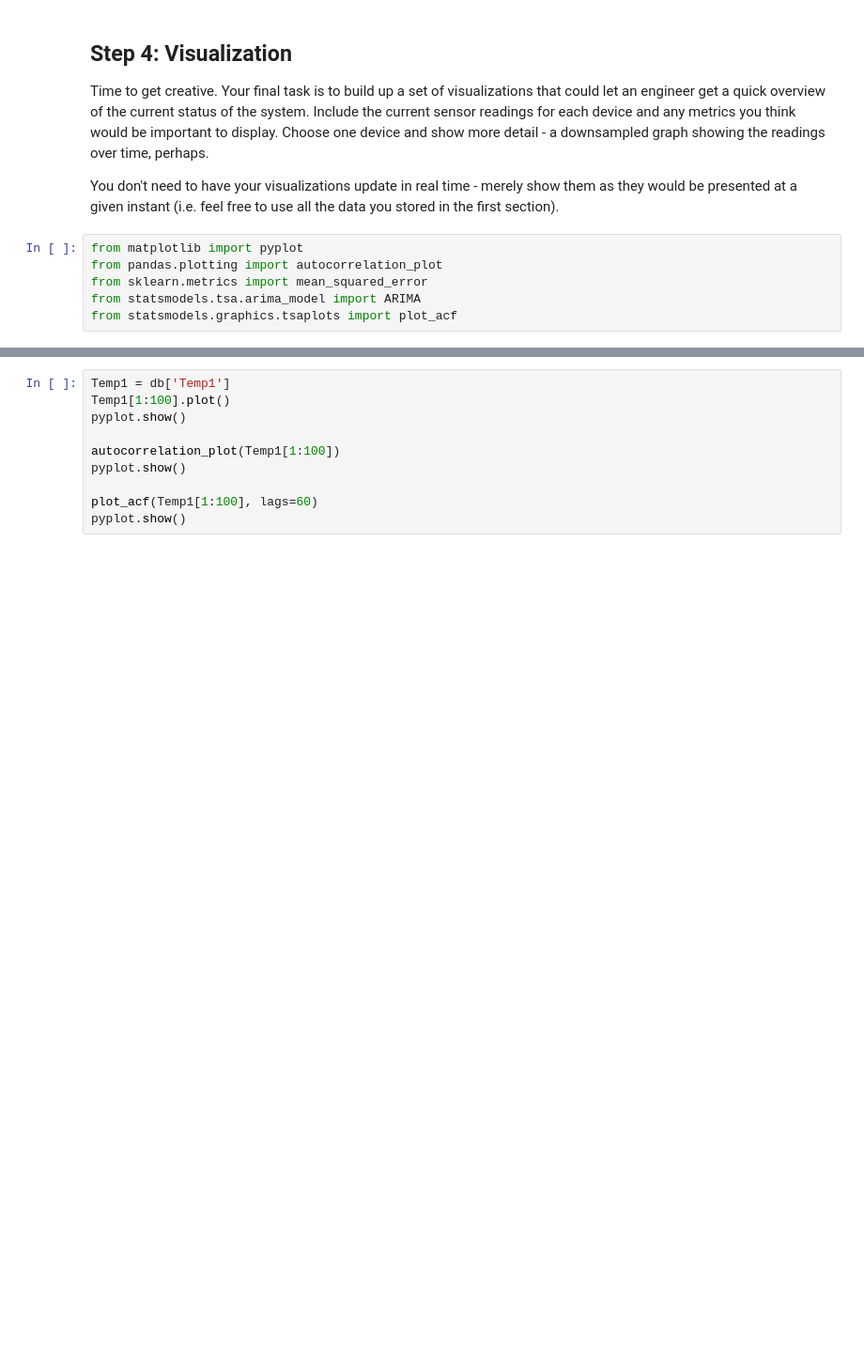
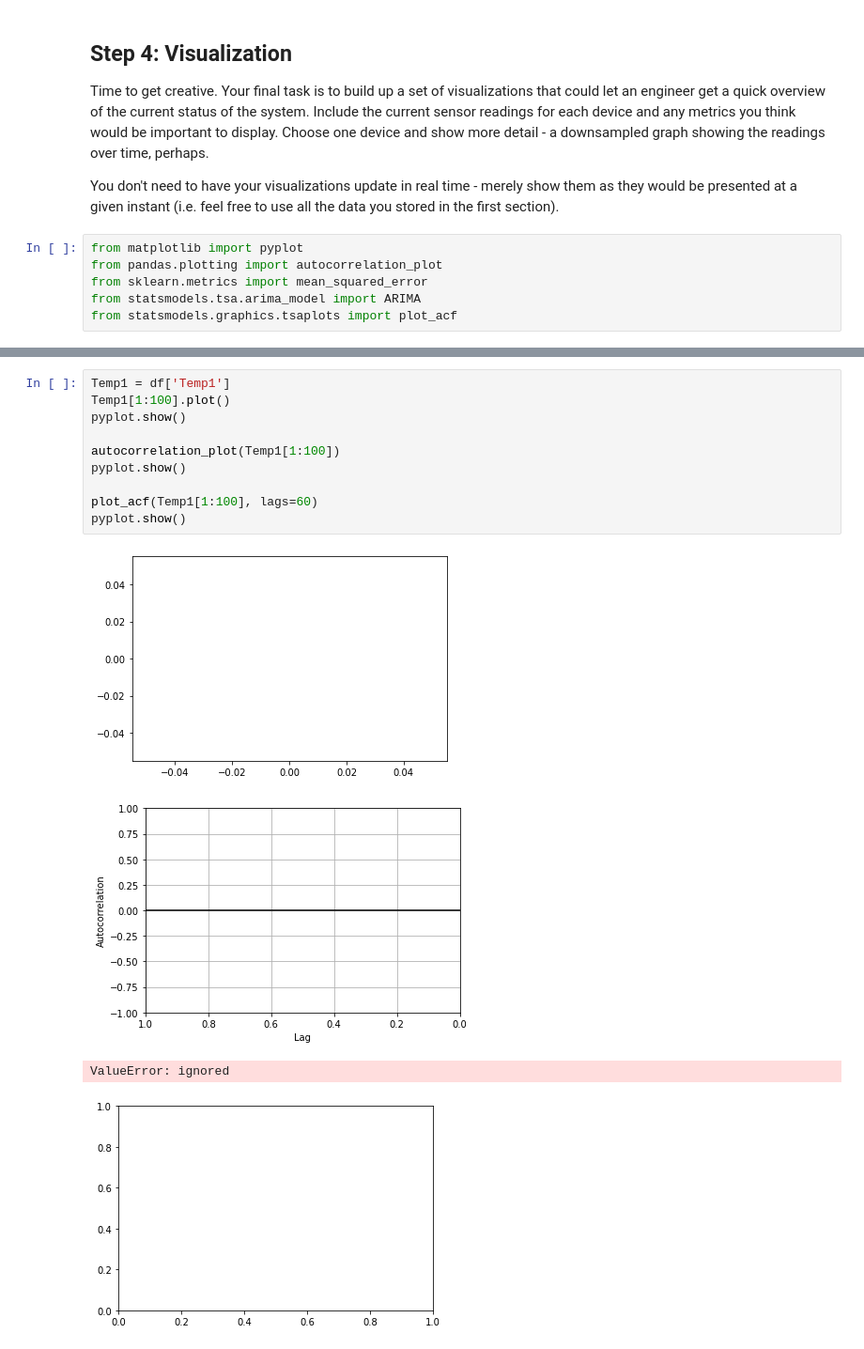
Before and after one commit to mahwaik/tutorials, a Jupyter notebook: BD_24_Summative1.ipynb, the cells around one changed output, grey strips where cells are left out. Shown at 94% size. Cells and saved outputs as stored; diff of their text form; blank space fills up the shorter version.

```diff
--- a/BD_24_Summative1.ipynb
+++ b/BD_24_Summative1.ipynb
@@ -157,11 +205,16 @@ from statsmodels.graphics.tsaplots import plot_acf
 # %%
-Temp1 = db['Temp1']
+Temp1 = df['Temp1']
 Temp1[1:100].plot()
 pyplot.show()
 
 autocorrelation_plot(Temp1[1:100])
 pyplot.show()
 
 plot_acf(Temp1[1:100], lags=60)
 pyplot.show()
+# %% [output]
+[figure, added]
+[figure, added]
+ValueError: ignored
+[figure, added]
 # %%
```
Also changed, not shown: parts of 19 cells of this notebook.
